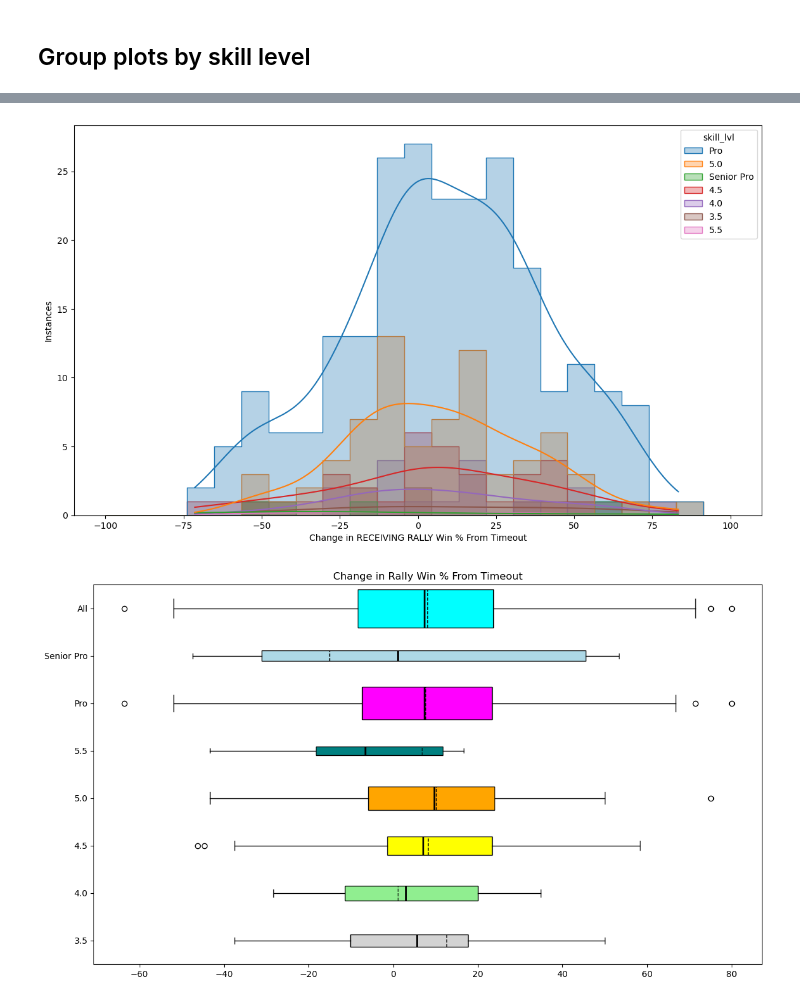
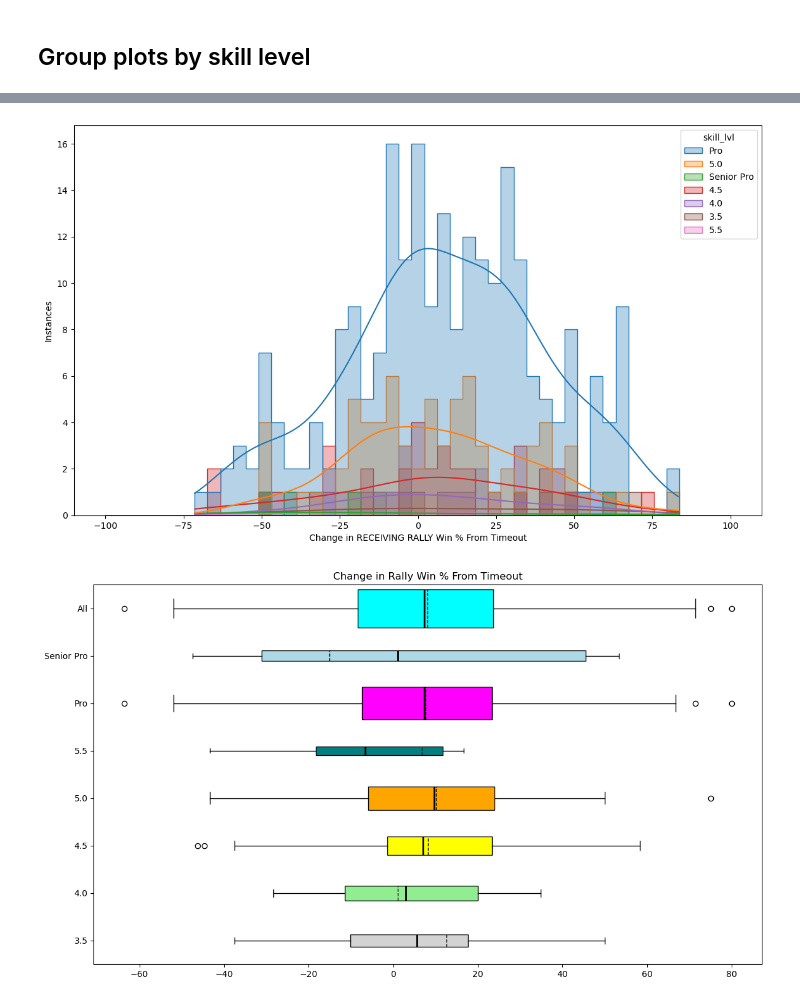
Before and after one commit to conner-mcnicholas/Pickleball_Timeout_Analysis, a Jupyter notebook: src/timeout_analysis.ipynb, the cells around one changed output, grey strips where cells are left out. Cells and saved outputs as stored; diff of their text form; code cells hidden in the pictures.

```diff
--- a/src/timeout_analysis.ipynb
+++ b/src/timeout_analysis.ipynb
@@ -396,13 +413,13 @@ plt.show()
 # %%
 fig, ax = plt.subplots(figsize=(14, 8))
-HIST_BINS = np.linspace(-100, 100, 24)
+HIST_BINS = np.linspace(-100, 100, 50)
 p = sns.histplot(x="deltawinrcv",data=df_timeout,hue="skill_lvl",bins=HIST_BINS,stat="count",alpha=.33,kde=True,\
              common_norm=True,discrete=False,common_bins=True,fill=True,element='step',multiple='layer')
 p.set_xlabel("Change in RECEIVING RALLY Win % From Timeout",fontsize=10)
 p.set_ylabel("Instances",fontsize=10)
 plt.show()
 # %% [output]
-[figure, old version]
+[figure, new version]
 # %%
 df_pro=df_timeout[df_timeout.skill_lvl == 'Pro']
 df_senpro=df_timeout[df_timeout.skill_lvl == 'Senior Pro']
```
Also changed, not shown: parts of 15 cells of this notebook, 32 other files.
